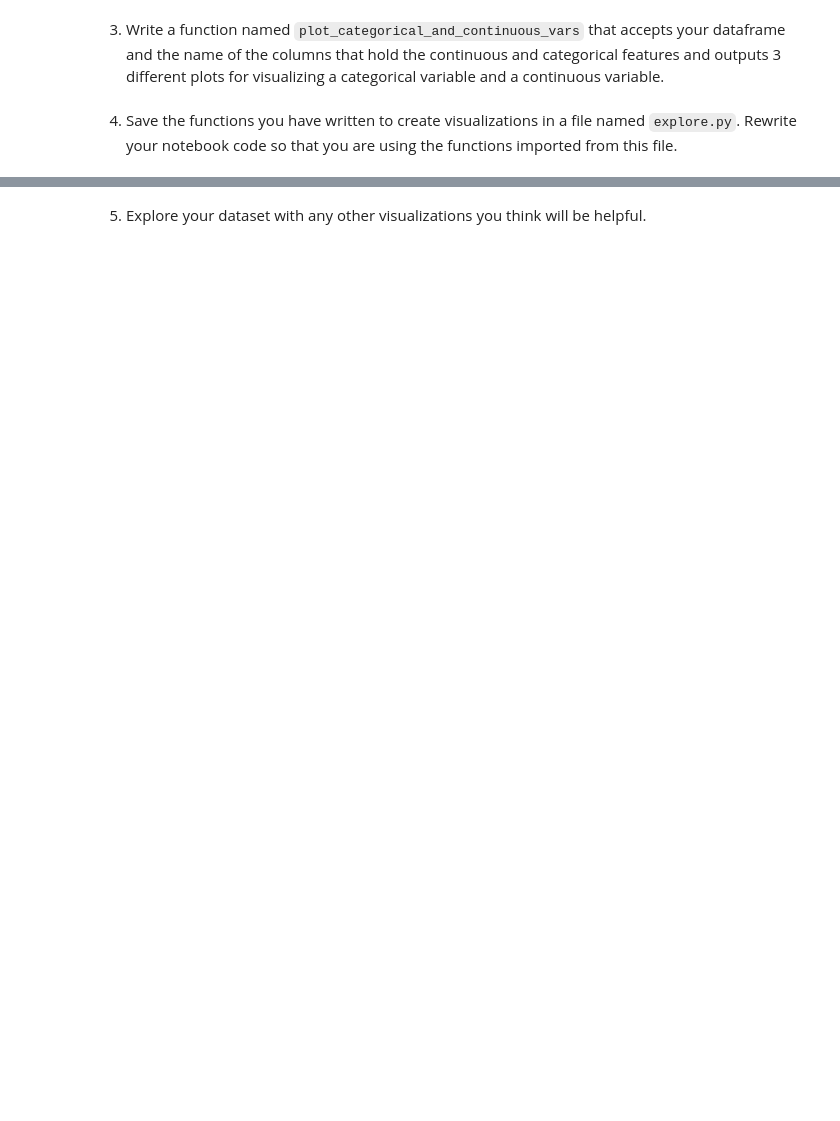
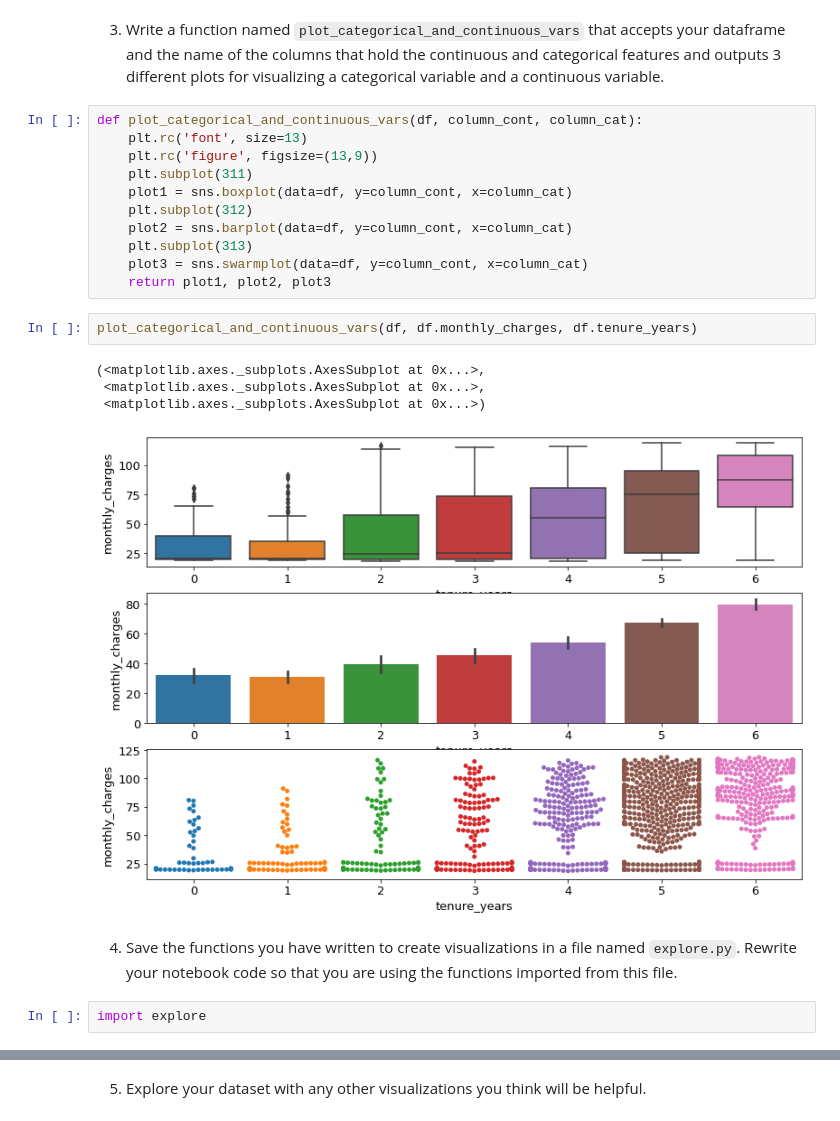
Before and after one commit to Brandon-Martinez27/regression-exercises, a Jupyter notebook: explore_telco.ipynb, the cells around one changed output, grey strips where cells are left out. Drawn from its saved outputs; the diff is of its cells as text; blank space fills up the shorter version.

Commit message:
update explore file with new function, finished explore_telco exercises

```diff
--- a/explore_telco.ipynb
+++ b/explore_telco.ipynb
@@ -38,4 +57,24 @@ def plot_variable_pairs(df):
 # %% [markdown]
 3. Write a function named `plot_categorical_and_continuous_vars` that accepts your dataframe and the name of the columns that hold the continuous and categorical features and outputs 3 different plots for visualizing a categorical variable and a continuous variable.
+# %%
+def plot_categorical_and_continuous_vars(df, column_cont, column_cat):
+    plt.rc('font', size=13)
+    plt.rc('figure', figsize=(13,9))
+    plt.subplot(311)
+    plot1 = sns.boxplot(data=df, y=column_cont, x=column_cat)
+    plt.subplot(312)
+    plot2 = sns.barplot(data=df, y=column_cont, x=column_cat)
+    plt.subplot(313)
+    plot3 = sns.swarmplot(data=df, y=column_cont, x=column_cat)
+    return plot1, plot2, plot3
+# %%
+plot_categorical_and_continuous_vars(df, df.monthly_charges, df.tenure_years)
+# %% [output]
+(<matplotlib.axes._subplots.AxesSubplot at 0x...>,
+ <matplotlib.axes._subplots.AxesSubplot at 0x...>,
+ <matplotlib.axes._subplots.AxesSubplot at 0x...>)
+[figure, added]
 # %% [markdown]
 4. Save the functions you have written to create visualizations in a file named `explore.py`. Rewrite your notebook code so that you are using the functions imported from this file.
+# %%
+import explore
```
Also changed, not shown: parts of 24 cells of this notebook, 1 other file.
